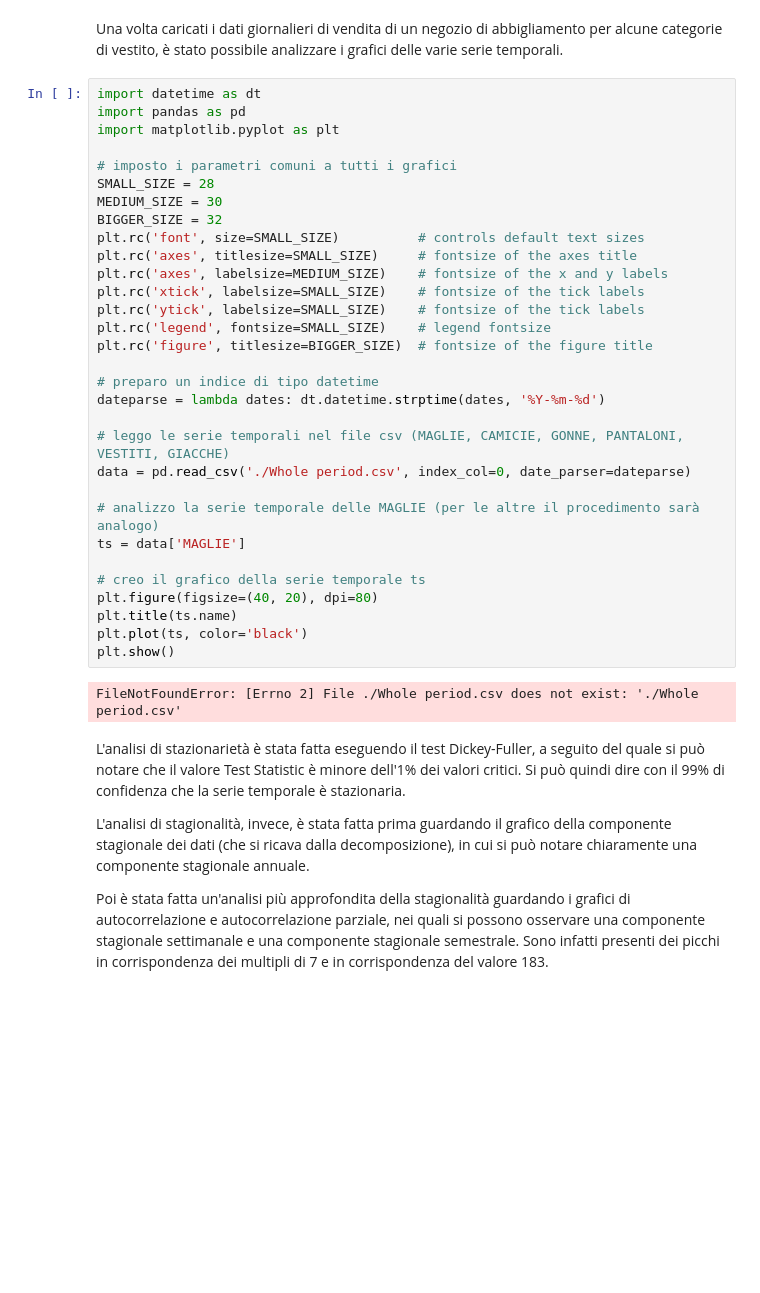
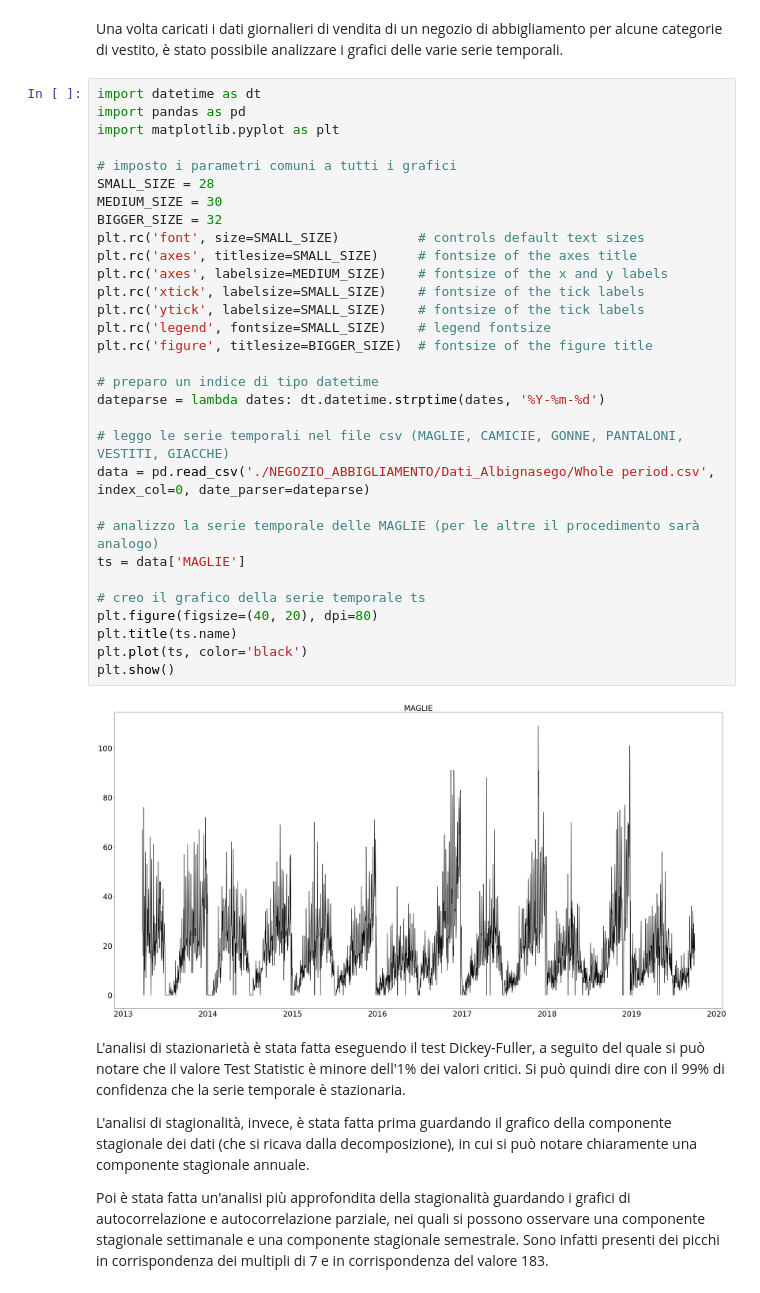
Before and after one commit to zampierida98/forecasting, a Jupyter notebook: Stagionalità multiple.ipynb, the cells around one changed output. Saved outputs shown, nothing was run; the diff lists cells and outputs as text; blank space fills up the shorter version.

```diff
--- a/Stagionalità multiple.ipynb
+++ b/Stagionalità multiple.ipynb
@@ -46,35 +46,35 @@ Una volta caricati i dati giornalieri di vendita di un negozio di abbigliamento
 import datetime as dt
 import pandas as pd
 import matplotlib.pyplot as plt
 
 # imposto i parametri comuni a tutti i grafici
 SMALL_SIZE = 28
 MEDIUM_SIZE = 30
 BIGGER_SIZE = 32
 plt.rc('font', size=SMALL_SIZE)          # controls default text sizes
 plt.rc('axes', titlesize=SMALL_SIZE)     # fontsize of the axes title
 plt.rc('axes', labelsize=MEDIUM_SIZE)    # fontsize of the x and y labels
 plt.rc('xtick', labelsize=SMALL_SIZE)    # fontsize of the tick labels
 plt.rc('ytick', labelsize=SMALL_SIZE)    # fontsize of the tick labels
 plt.rc('legend', fontsize=SMALL_SIZE)    # legend fontsize
 plt.rc('figure', titlesize=BIGGER_SIZE)  # fontsize of the figure title
 
 # preparo un indice di tipo datetime
 dateparse = lambda dates: dt.datetime.strptime(dates, '%Y-%m-%d')
 
 # leggo le serie temporali nel file csv (MAGLIE, CAMICIE, GONNE, PANTALONI, VESTITI, GIACCHE)
-data = pd.read_csv('./Whole period.csv', index_col=0, date_parser=dateparse)
+data = pd.read_csv('./NEGOZIO_ABBIGLIAMENTO/Dati_Albignasego/Whole period.csv', index_col=0, date_parser=dateparse)
 
 # analizzo la serie temporale delle MAGLIE (per le altre il procedimento sarà analogo)
 ts = data['MAGLIE']
 
 # creo il grafico della serie temporale ts
 plt.figure(figsize=(40, 20), dpi=80)
 plt.title(ts.name)
 plt.plot(ts, color='black')
 plt.show()
 # %% [output]
-FileNotFoundError: [Errno 2] File ./Whole period.csv does not exist: './Whole period.csv'
+[figure, added]
 # %% [markdown]
 L'analisi di stazionarietà è stata fatta eseguendo il test Dickey-Fuller, a seguito del quale si può notare che il valore Test Statistic è minore dell'1% dei valori critici. Si può quindi dire con il 99% di confidenza che la serie temporale è stazionaria.
 
```
Also changed, not shown: parts of 4 cells of this notebook.
